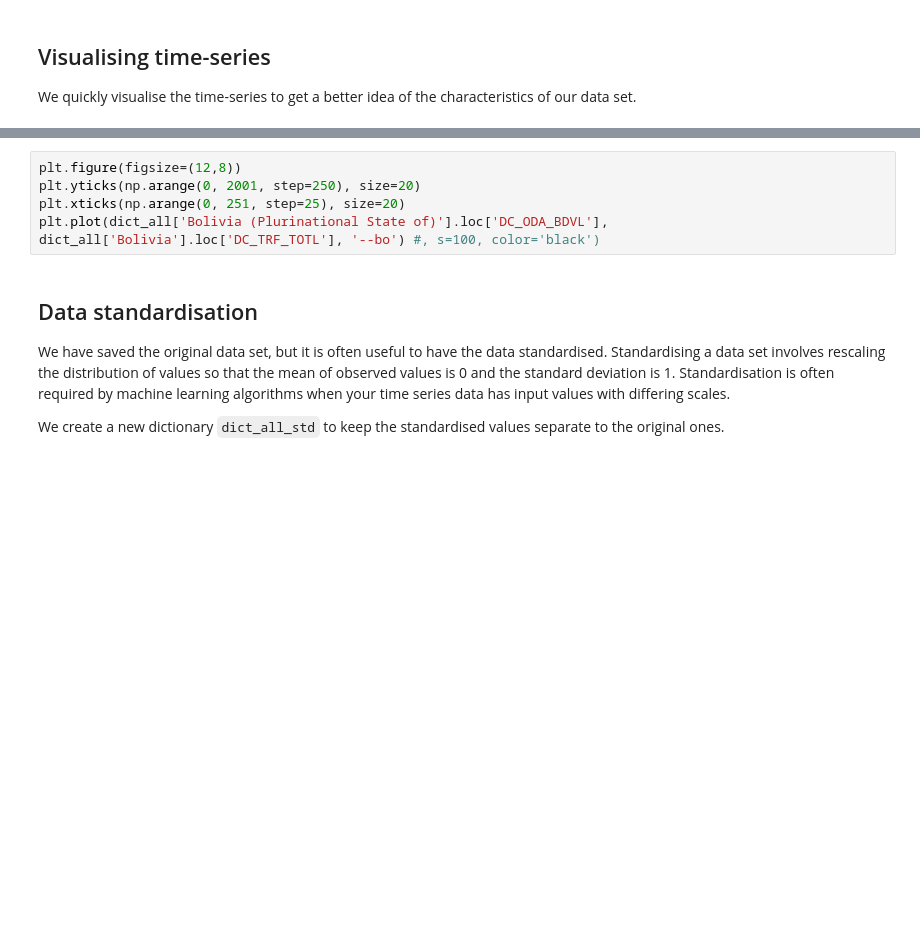
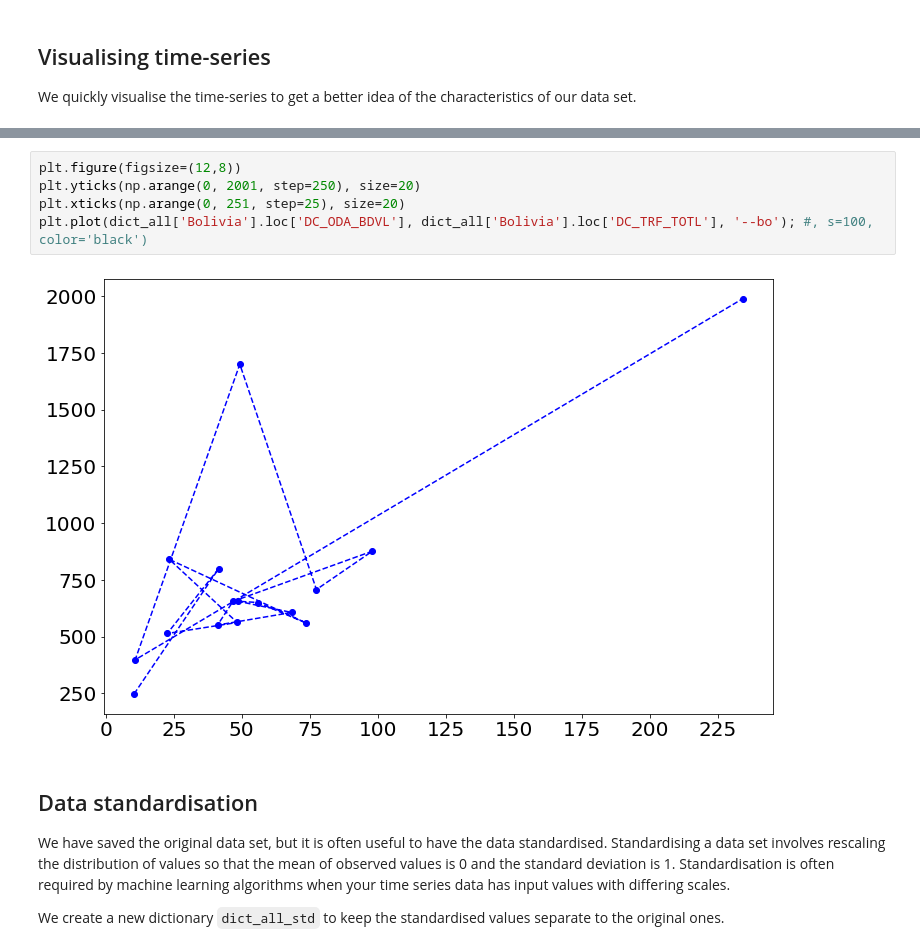
Before and after one commit to felix-laumann/SDG-networks, a Jupyter notebook: 1_data_preparation.ipynb, the cells around one changed output, grey strips where cells are left out. Saved outputs shown, nothing was run; the diff lists cells and outputs as text; blank space fills up the shorter version.

```diff
--- a/1_data_preparation.ipynb
+++ b/1_data_preparation.ipynb
@@ -403,8 +393,10 @@ plt.show()
 # %%
 plt.figure(figsize=(12,8))
 plt.yticks(np.arange(0, 2001, step=250), size=20)
 plt.xticks(np.arange(0, 251, step=25), size=20)
-plt.plot(dict_all['Bolivia (Plurinational State of)'].loc['DC_ODA_BDVL'], dict_all['Bolivia'].loc['DC_TRF_TOTL'], '--bo') #, s=100, color='black')
+plt.plot(dict_all['Bolivia'].loc['DC_ODA_BDVL'], dict_all['Bolivia'].loc['DC_TRF_TOTL'], '--bo'); #, s=100, color='black')
+# %% [output]
+[figure, added]
 # %% [markdown]
 ## Data standardisation
 We have saved the original data set, but it is often useful to have the data standardised. Standardising a data set involves rescaling the distribution of values so that the mean of observed values is 0 and the standard deviation is 1. Standardisation is often required by machine learning algorithms when your time series data has input values with differing scales.
```
Also changed, not shown: parts of 14 cells of this notebook, 2 other files.
